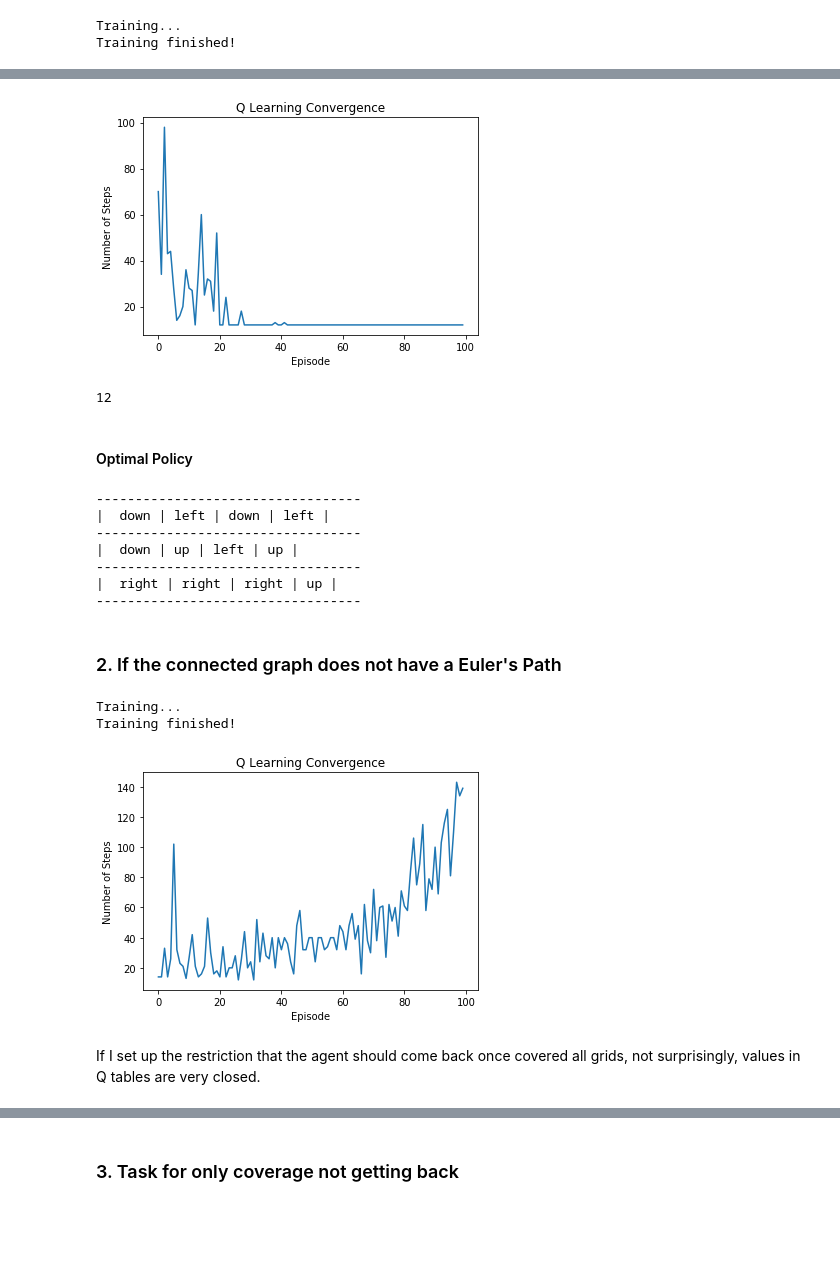
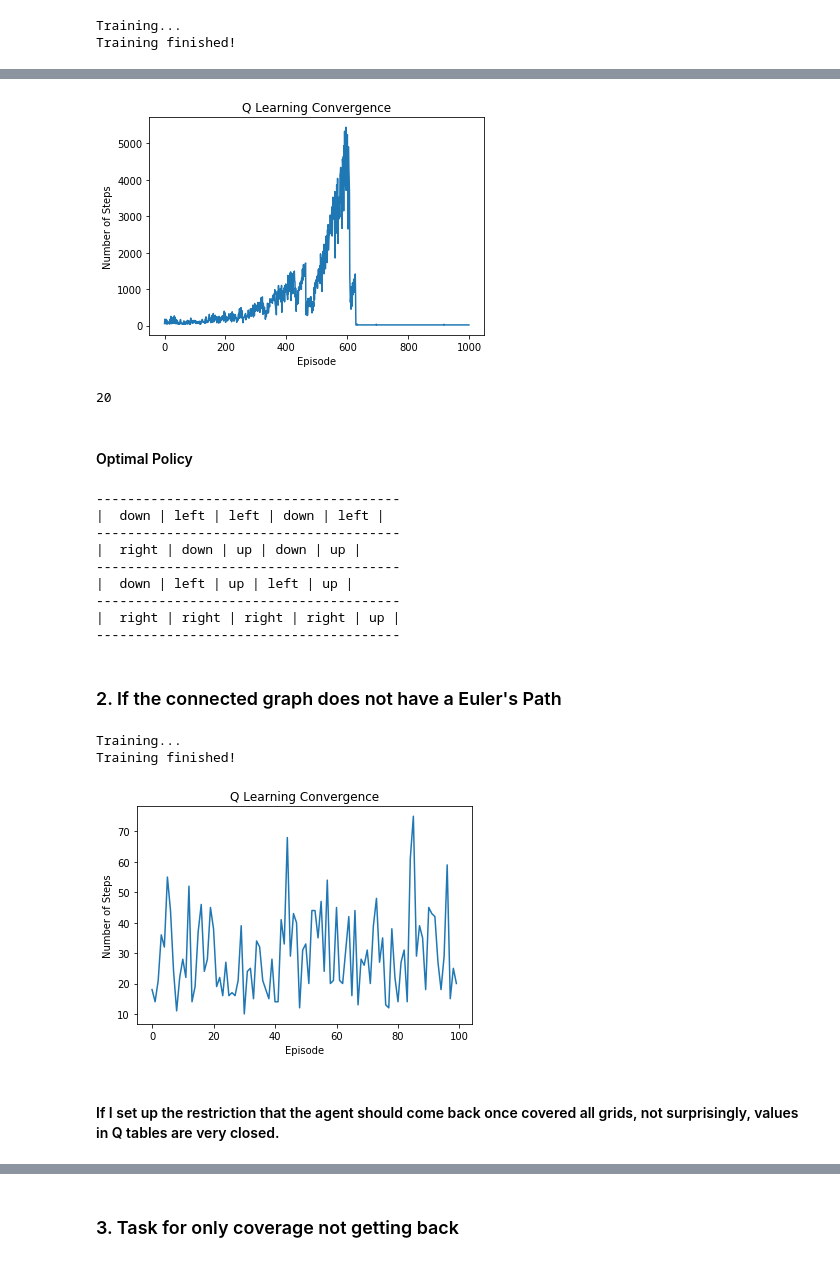
Before and after one commit to zcczhang/UAV_Coverage, a Jupyter notebook: Grid World/Past_All_Grids_v2.ipynb, the cells around one changed output, grey strips where cells are left out. Saved outputs shown, nothing was run; the diff lists cells and outputs as text; code cells hidden in the pictures; blank space fills up the shorter version.

```diff
--- a/Grid World/Past_All_Grids_v2.ipynb
+++ b/Grid World/Past_All_Grids_v2.ipynb
@@ -7,8 +7,8 @@
 # %%
 import numpy as np
 # %%
-BOARD_ROWS = 3
-BOARD_COLS = 4
+BOARD_ROWS = 4
+BOARD_COLS = 5
 START = (0, 0)
 END = (0, 0)
 # %%
@@ -63,7 +63,7 @@ class Agent:
 
     def optimal_action(self):
         # greedy move
-        max_value = -100
+        max_value = -10000
         action = ""
         for a in self.actions:
             next_value = self.Q_values[self.State.state][a]
@@ -154,11 +154,11 @@ class Agent:
                     return False
         return True
 
-    def train(self, rounds=100):
+    def train(self, rounds=1000):
         print("Training...")
         for r in range(rounds):
             self.reset()
-            self.exp_rate *= 0.9  # decaying epsilon-greedy
+            self.exp_rate *= 0.99  # decaying epsilon-greedy
             step = 0
             while True:
                 action = self.get_action()
@@ -195,7 +203,7 @@ agent.Q_values
 import matplotlib.pyplot as plt
 %matplotlib inline
 x = []
-for i in range(100):
+for i in range(1000):
     x.append(i)
 y = agent.steps
 plt.plot(x,y)
@@ -204,16 +212,16 @@ plt.xlabel('Episode')
 plt.title('Q Learning Convergence')
 plt.show()
 # %% [output]
-[figure, old version]
+[figure, new version]
 # %%
 min(agent.steps)
 # %% [output]
-12
+20
 # %% [markdown]
 #### Optimal Policy
 # %%
 for i in range(BOARD_ROWS):
-    print('----------------------------------')
+    print('---------------------------------------')
     row_string = "| "
     for j in range(BOARD_COLS):
         best_val = -1000
@@ -223,39 +231,41 @@ for i in range(BOARD_ROWS):
                 best_move = a
         row_string = row_string + " " + best_move + " |"
     print(row_string)
-print('----------------------------------')
+print('---------------------------------------')
 # %% [output]
-----------------------------------
-|  down | left | down | left |
-----------------------------------
-|  down | up | left | up |
-----------------------------------
-|  right | right | right | up |
-----------------------------------
+---------------------------------------
+|  down | left | left | down | left |
+---------------------------------------
+|  right | down | up | down | up |
+---------------------------------------
+|  down | left | up | left | up |
+---------------------------------------
+|  right | right | right | right | up |
+---------------------------------------
 # %% [markdown]
 ### 2. If the connected graph does not have a Euler's Path
 # %%
 BOARD_ROWS = 3
 BOARD_COLS = 3
 START = (0, 0)
 END = (0, 0)
 agent = Agent()
-agent.train()
+agent.train(rounds=100)
 x = []
 for i in range(100):
     x.append(i)
 y = agent.steps
 plt.plot(x,y)
 plt.ylabel('Number of Steps')
 plt.xlabel('Episode')
 plt.title('Q Learning Convergence')
 plt.show()
 # %% [output]
 Training...
 Training finished!
-[figure, old version]
+[figure, new version]
 # %% [markdown]
-If I set up the restriction that the agent should come back once covered all grids, not surprisingly, values in Q tables are very closed.
+#### If I set up the restriction that the agent should come back once covered all grids, not surprisingly, values in Q tables are very closed.
 # %%
 agent.Q_values
 # %% [output]
```
Also changed, not shown: parts of 6 cells of this notebook.
